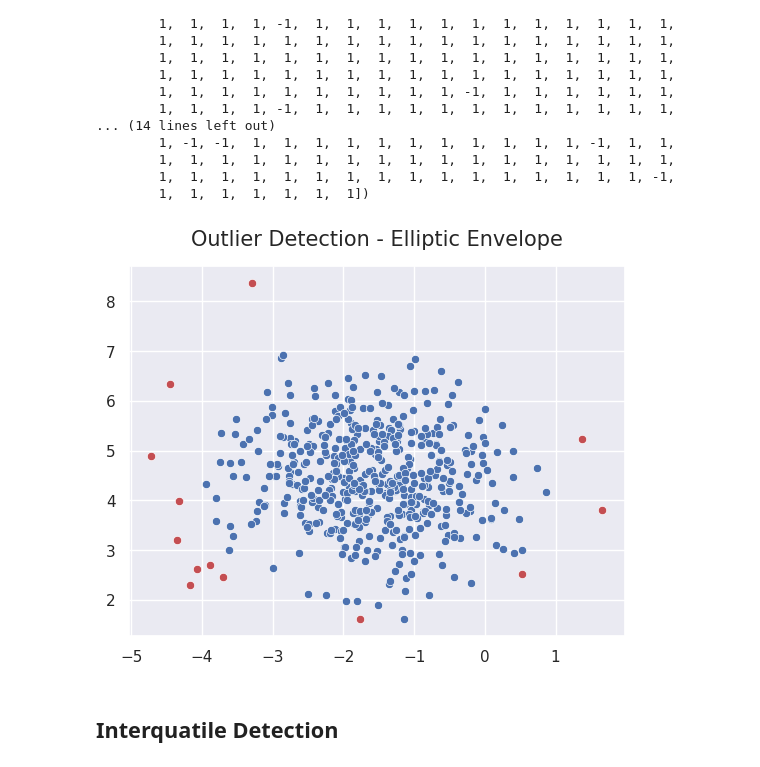
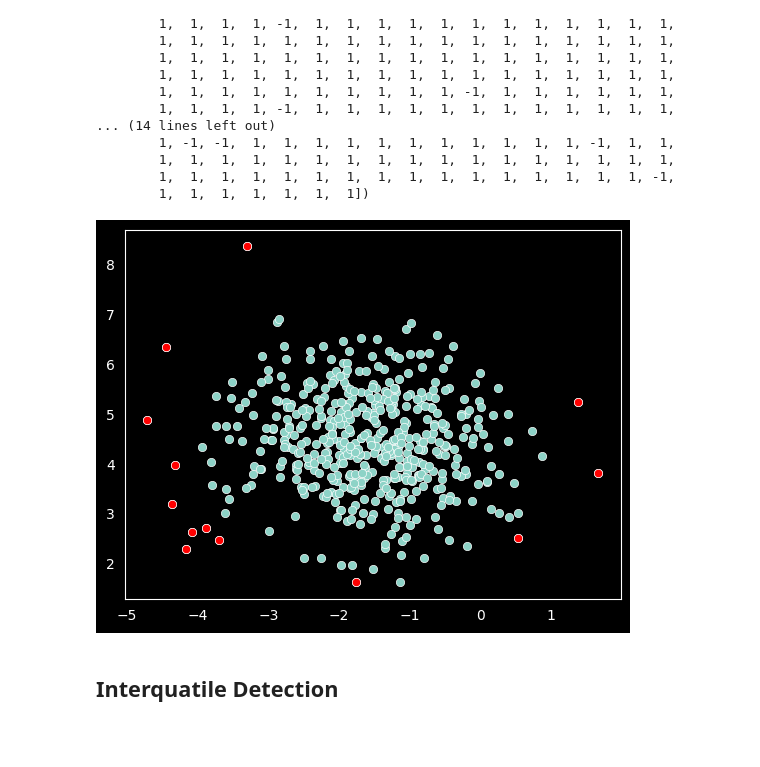
Before and after one commit to abrahamfullstack/EDA, a Jupyter notebook: Outliers_Detection.ipynb, the cells around one changed output. Saved outputs shown, nothing was run; the diff lists cells and outputs as text; code cells hidden in the pictures; blank space fills up the shorter version.

```diff
--- a/Outliers_Detection.ipynb
+++ b/Outliers_Detection.ipynb
@@ -30,4 +32,4 @@ warnings.simplefilter('ignore', ConvergenceWarning)
 # Create a random dataset with two features
 # Normal distributions dataset
 
-X, _ = make_blobs(n_samples=500, n_features=2, centers=1, shuffle=True, random_state=1)
+X, _ = make_blobs(n_samples=500, n_features=2, centers=1, shuffle=True, random_state=1)|
@@ -66,14 +79,15 @@ outliers_index = np.where(pred==-1)
 outliers_values = X[outliers_index]
 # %%
 # Plot the data and mark the outliers
+plt.style.use('dark_background')
 sns.scatterplot(x=X[:,0], y=X[:,1])
 sns.scatterplot(x=outliers_values[:,0],
                 y=outliers_values[:,1], color='r')
 
-plt.title('Outlier Detection - Elliptic Envelope', fontsize=15, pad=15)
+# plt.title('Outlier Detection - Elliptic Envelope', fontsize=15, pad=15)
 plt.show()
 # %% [output]
-[figure, old version]
+[figure, new version]
 # %% [markdown]
 ## Interquatile Detection
 # %%
```
Also changed, not shown: parts of 7 cells of this notebook.
